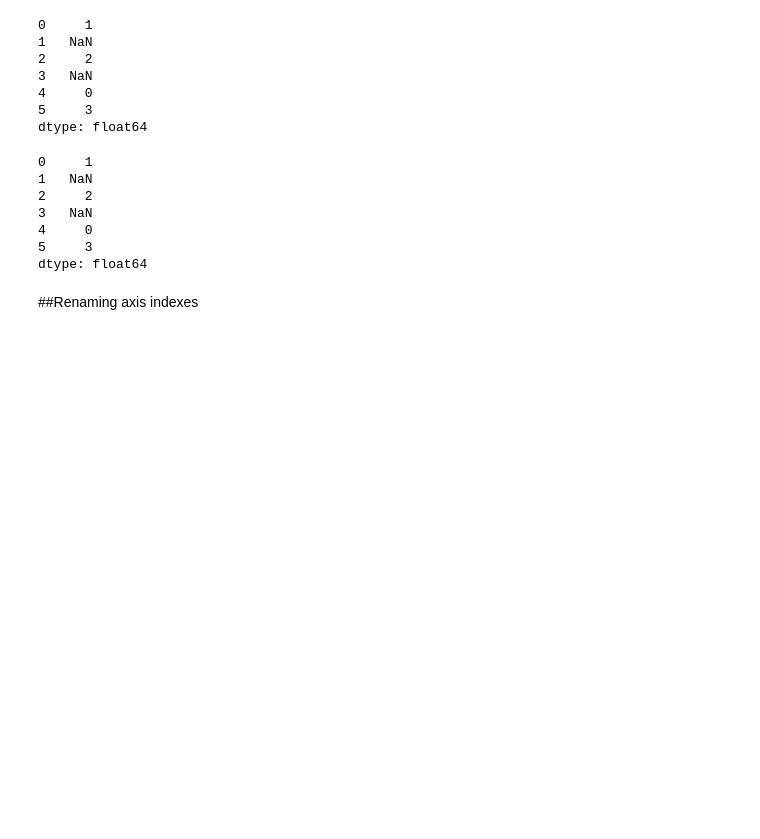
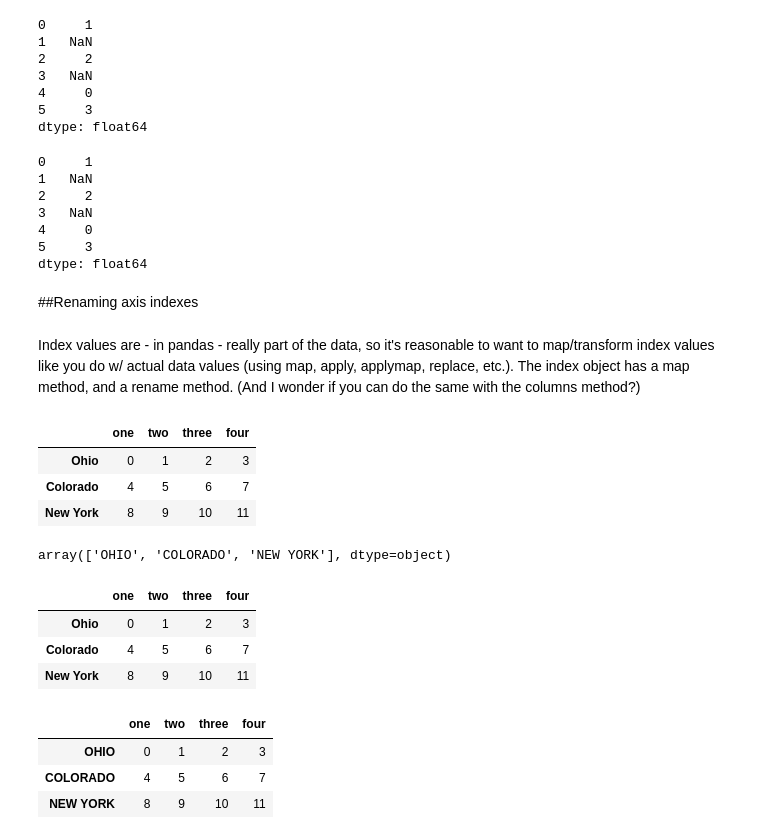
Before and after one commit to aenfield/random, a Jupyter notebook: PythonForDataAnalysisCh7.ipynb, the cells around one changed output. Saved outputs shown, nothing was run; the diff lists cells and outputs as text; code cells hidden in the pictures; blank space fills up the shorter version.

```diff
--- a/PythonForDataAnalysisCh7.ipynb
+++ b/PythonForDataAnalysisCh7.ipynb
@@ -1094,3 +1094,34 @@ data.replace({-999: np.nan, -1000: 0})
 dtype: float64
 # %% [markdown]
 ##Renaming axis indexes
+# %% [markdown]
+Index values are - in pandas - really part of the data, so it's reasonable to want to map/transform index values like you do w/ actual data values (using map, apply, applymap, replace, etc.). The index object has a map method, and a rename method. (And I wonder if you can do the same with the columns method?)
+# %%
+data = DataFrame(np.arange(12).reshape((3,4)),
+                index=['Ohio','Colorado','New York'],
+                columns=['one','two','three','four'])
+data
+# %% [output]
+|  | one | two | three | four |
+| Ohio | 0 | 1 | 2 | 3 |
+| Colorado | 4 | 5 | 6 | 7 |
+| New York | 8 | 9 | 10 | 11 |
+# %%
+data.index.map(str.upper)
+# %% [output]
+array(['OHIO', 'COLORADO', 'NEW YORK'], dtype=object)
+# %%
+data
+# %% [output]
+|  | one | two | three | four |
+| Ohio | 0 | 1 | 2 | 3 |
+| Colorado | 4 | 5 | 6 | 7 |
+| New York | 8 | 9 | 10 | 11 |
+# %%
+data.index = data.index.map(str.upper)
+data
+# %% [output]
+|  | one | two | three | four |
+| OHIO | 0 | 1 | 2 | 3 |
+| COLORADO | 4 | 5 | 6 | 7 |
+| NEW YORK | 8 | 9 | 10 | 11 |
```
Also changed, not shown: parts of 9 cells of this notebook.
